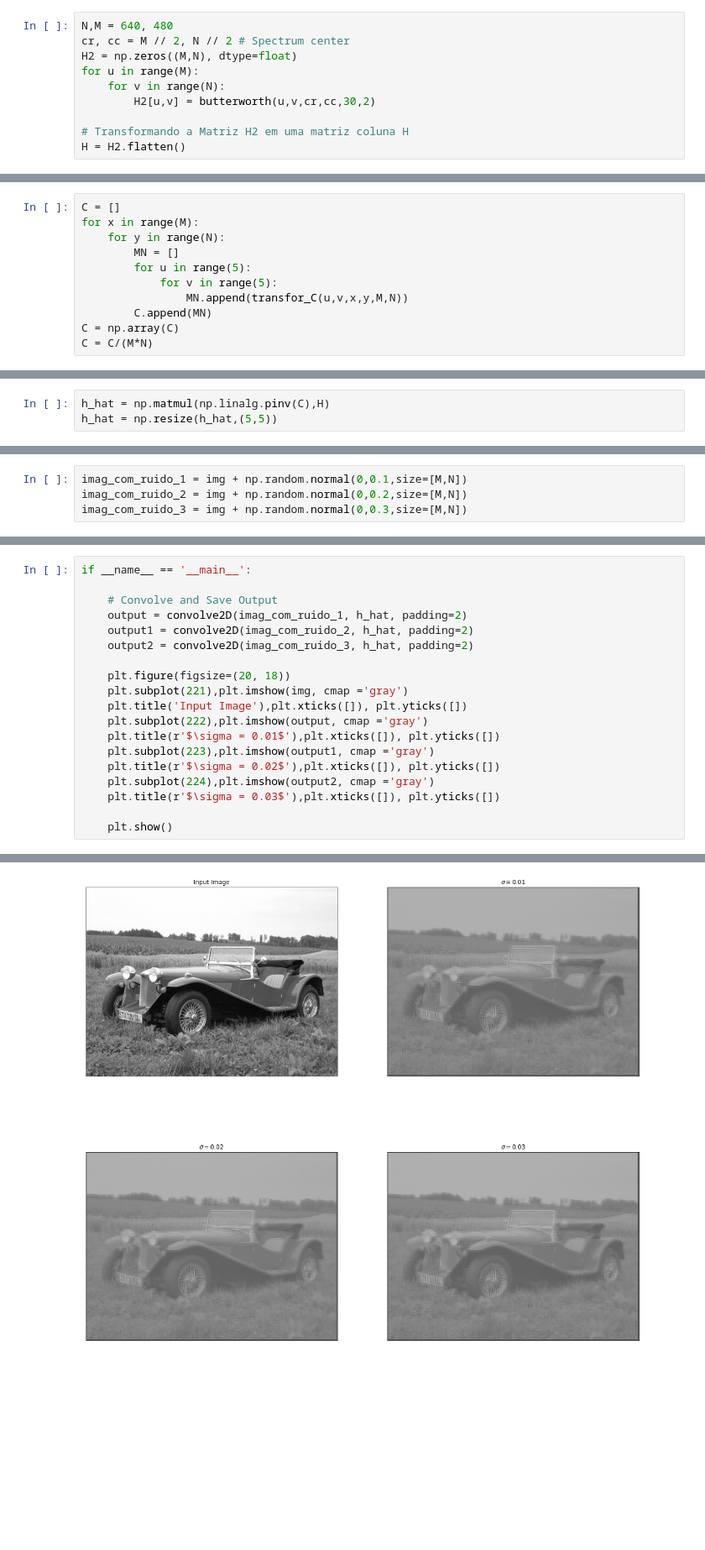
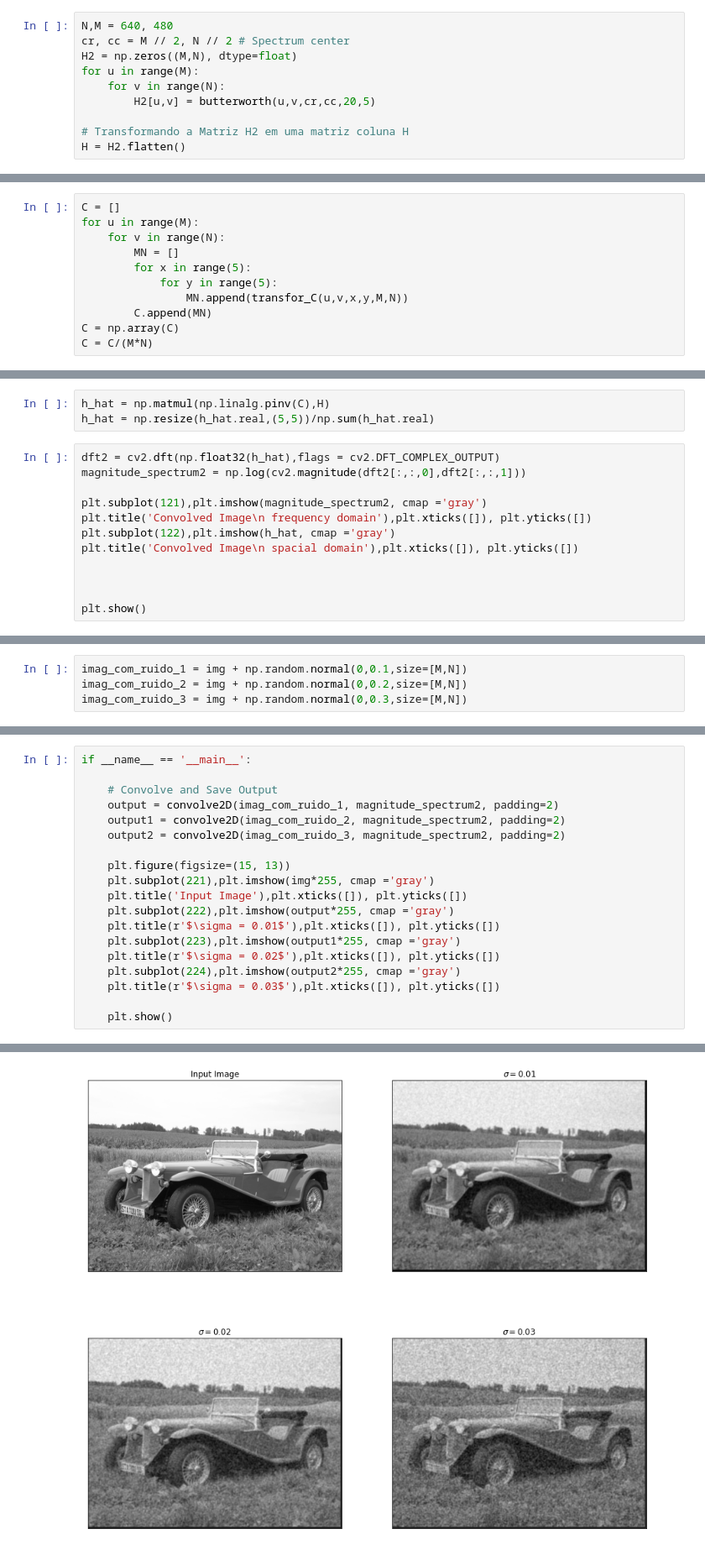
Before and after one commit to Gabriel-Amarante/Vision-Computing, a Jupyter notebook: QUIZ_2.ipynb, the cells around one changed output, grey strips where cells are left out. Shown at 84% size. Drawn from its saved outputs; the diff is of its cells as text; blank space fills up the shorter version.

```diff
--- a/QUIZ_2.ipynb
+++ b/QUIZ_2.ipynb
@@ -22,7 +23,7 @@ cr, cc = M // 2, N // 2 # Spectrum center
 H2 = np.zeros((M,N), dtype=float)
 for u in range(M):
     for v in range(N):
-        H2[u,v] = butterworth(u,v,cr,cc,30,2)
+        H2[u,v] = butterworth(u,v,cr,cc,20,5)
 
 # Transformando a Matriz H2 em uma matriz coluna H
 H = H2.flatten()
@@ -42,11 +43,11 @@ def transfor_C(u, v, x, y, M, N):
 A mascara C fora obtida usando a equação $\hat{H}(u, v)=\frac{1}{M N} \sum_{x=0}^{m-1} \sum_{y=0}^{n-1} \hat{h}(x, y) e^{-i 2 \pi\left(\frac{x u}{M}+\frac{y v}{N}\right)}$ empregando a relação $[\hat{H}]=[C][\widehat{h}]$, portanto, podemos relacionar a matrix C com a seguinte equação $C=\frac{1}{M N} \sum_{x=0}^{m-1} \sum_{y=0}^{n-1} e^{-i 2 \pi\left(\frac{x u}{M}+\frac{y v}{N}\right)}$, onde os valores de x e y percorrem toda a imagem juntamente com os valores de u e v que vão até M-1 e N-1, respectivamente, dessa forma obtemos uma matriz de tensores que será usada para conseguir os valores de $\widehat{h}$, com ele em mãos, podemos usar para fazer a convolução com as imagens que foram acrescentadas ruídos no inicio. As dimensões de C será $NM\times 25$, onde N e M assumem os valores da dimensões da imagem escolhida a priori.
 # %%
 C = []
-for x in range(M):
-    for y in range(N):
+for u in range(M):
+    for v in range(N):
         MN = []
-        for u in range(5):
-            for v in range(5):
+        for x in range(5):
+            for y in range(5):
                 MN.append(transfor_C(u,v,x,y,M,N))
         C.append(MN)
 C = np.array(C)
@@ -54,3 +63,15 @@ C = C/(M*N)
 # %%
 h_hat = np.matmul(np.linalg.pinv(C),H)
-h_hat = np.resize(h_hat,(5,5))
+h_hat = np.resize(h_hat.real,(5,5))/np.sum(h_hat.real)
+# %%
+dft2 = cv2.dft(np.float32(h_hat),flags = cv2.DFT_COMPLEX_OUTPUT)
+magnitude_spectrum2 = np.log(cv2.magnitude(dft2[:,:,0],dft2[:,:,1]))
+
+plt.subplot(121),plt.imshow(magnitude_spectrum2, cmap ='gray')
+plt.title('Convolved Image\n frequency domain'),plt.xticks([]), plt.yticks([])
+plt.subplot(122),plt.imshow(h_hat, cmap ='gray')
+plt.title('Convolved Image\n spacial domain'),plt.xticks([]), plt.yticks([])
+
+
+
+plt.show()
@@ -105,18 +143,18 @@ def convolve2D(image, kernel, padding=0, strides=1):
 if __name__ == '__main__':
 
     # Convolve and Save Output
-    output = convolve2D(imag_com_ruido_1, h_hat, padding=2)
-    output1 = convolve2D(imag_com_ruido_2, h_hat, padding=2)
-    output2 = convolve2D(imag_com_ruido_3, h_hat, padding=2)
+    output = convolve2D(imag_com_ruido_1, magnitude_spectrum2, padding=2)
+    output1 = convolve2D(imag_com_ruido_2, magnitude_spectrum2, padding=2)
+    output2 = convolve2D(imag_com_ruido_3, magnitude_spectrum2, padding=2)
 
-    plt.figure(figsize=(20, 18))
-    plt.subplot(221),plt.imshow(img, cmap ='gray')
+    plt.figure(figsize=(15, 13))
+    plt.subplot(221),plt.imshow(img*255, cmap ='gray')
     plt.title('Input Image'),plt.xticks([]), plt.yticks([])
-    plt.subplot(222),plt.imshow(output, cmap ='gray')
+    plt.subplot(222),plt.imshow(output*255, cmap ='gray')
     plt.title(r'$\sigma = 0.01$'),plt.xticks([]), plt.yticks([])
-    plt.subplot(223),plt.imshow(output1, cmap ='gray')
+    plt.subplot(223),plt.imshow(output1*255, cmap ='gray')
     plt.title(r'$\sigma = 0.02$'),plt.xticks([]), plt.yticks([])
-    plt.subplot(224),plt.imshow(output2, cmap ='gray')
+    plt.subplot(224),plt.imshow(output2*255, cmap ='gray')
     plt.title(r'$\sigma = 0.03$'),plt.xticks([]), plt.yticks([])
 
     plt.show()
@@ -154 +179 @@ if __name__ == '__main__':
-[figure, old version]
+[figure, new version]
```
Also changed, not shown: parts of 12 cells of this notebook.
